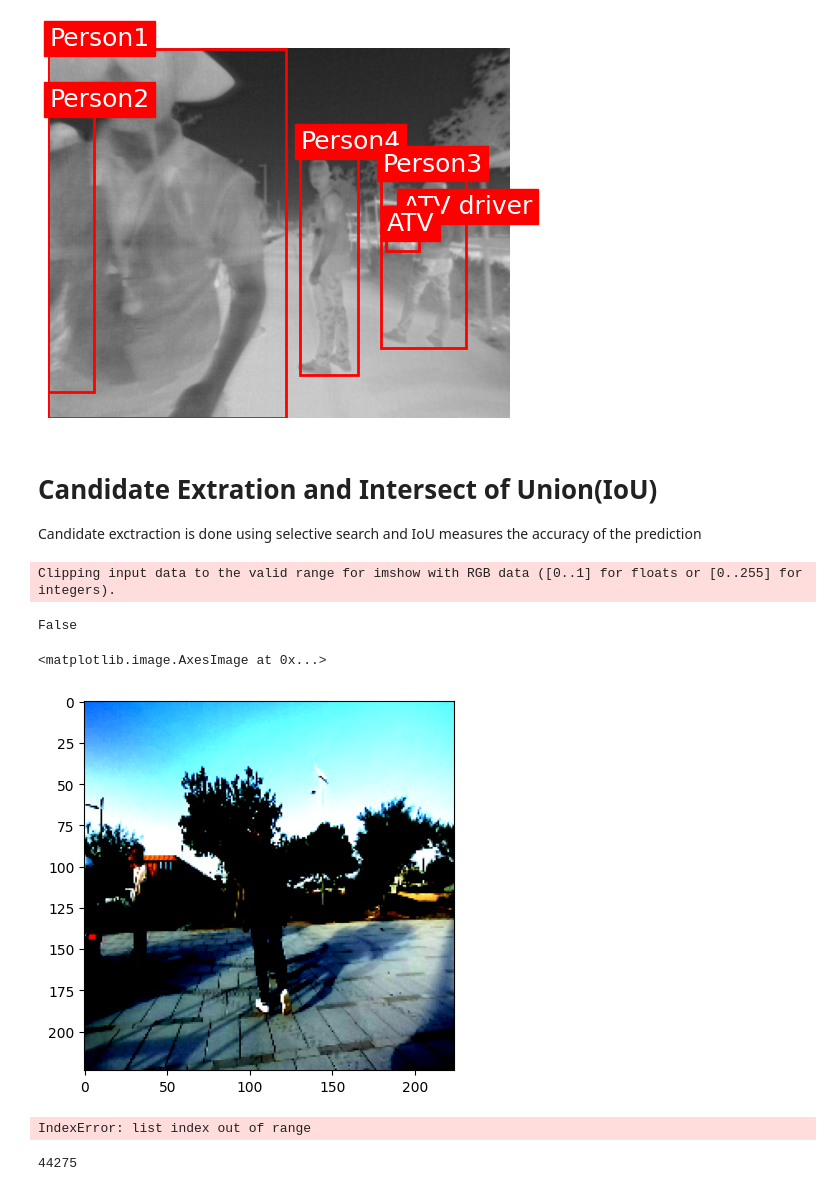
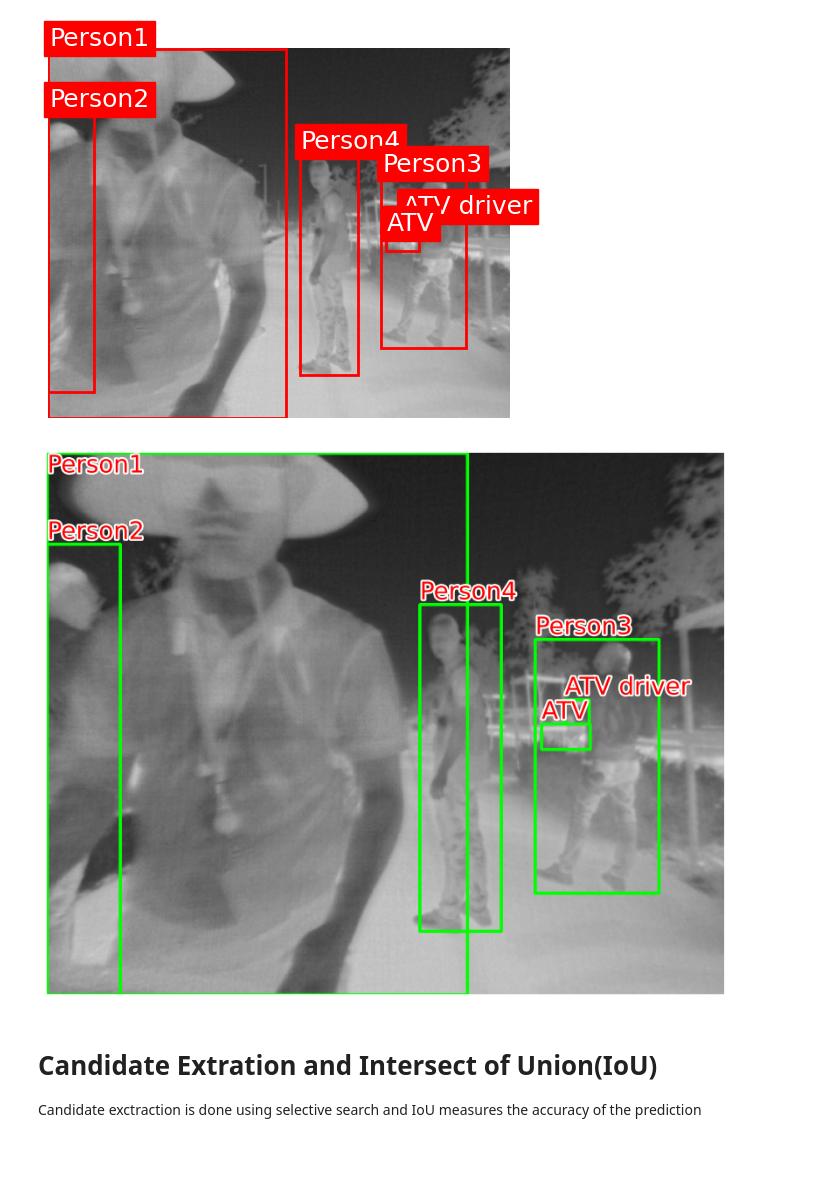
Before and after one commit to THeBest-png/IR-tracking-Challenge, a Jupyter notebook: test.ipynb, the cells around one changed output. Saved outputs shown, nothing was run; the diff lists cells and outputs as text; code cells hidden in the pictures; blank space fills up the shorter version.

```diff
--- a/test.ipynb
+++ b/test.ipynb
@@ -65,29 +102,48 @@ plt.show()
 # %%
 IMAGE_ROOT = "/home/pawan/TII_IR-Tracking/src/Daytime/IR/"
+DF_RAW = coco_data
 class OpenImages(Dataset):
     def __init__(self, df, image_folder=IMAGE_ROOT):
         self.root = image_folder
         self.df = df
-        self.unique_images = df['ImageID'].unique()
+        self.unique_images = [i['file_name'] for i in df["images"]]
+
+        self.image_ids_annotations = defaultdict(list)
+        for ann in df['annotations']:
+            image_id = ann['image_id'] # Are integers
+            self.image_ids_annotations[image_id].append(ann)
+
+        self.catergory_id_to_name = dict()
+        for ann in df['categories']:
+            self.catergory_id_to_name[ann['id']] = ann['name']
+
 
     def __len__(self): return len(self.unique_images)
 
     def __getitem__(self, ix):
         image_id = self.unique_images[ix]
-        image_path = f'{self.root}/{image_id}.jpg'
-        print(image_path)
+        image_path = f'{IMAGE_ROOT}{image_id}'
         image = cv2.imread(image_path, 1)[...,::-1] # conver BGR to RGB
-        h, w, _ = image.shape
-        df = self.df.copy()
-        df = df[df['ImageID'] == image_id]
-        boxes = df['XMin,YMin,XMax,YMax'.split(',')].values
-        boxes = (boxes * np.array([w,h,w,h])).astype(np.uint16).tolist()
-        classes = df['LabelName'].values.tolist()
+
+        image_anns = self.image_ids_annotations[ix]
+        boxes = list()
+        classes = list()
+
+        for image_ann in image_anns:
+            bbox = image_ann['bbox']
+
+            reformat = [bbox[0],bbox[1],bbox[0]+bbox[2],bbox[1]+bbox[3]]
+            reformat = list(map(int, reformat))
+            boxes.append(reformat) # Format: x, y, h, w, origin in top left corner
+            classes.append(self.catergory_id_to_name[image_ann['category_id']])
         return image, boxes, classes, image_path
 
 ds = OpenImages(df=DF_RAW)
-im, bbs, clss, _ = ds[9]
+im, bbs, clss, path = ds[1]
+
 show(im, bbs=bbs, texts=clss, sz=10, text_sz=20)
+# %% [output]
+[figure, added]
 # %% [markdown]
 # Candidate Extration and Intersect of Union(IoU)
 Candidate exctraction is done using selective search and IoU measures the accuracy of the prediction
@@ -120,28 +176,3 @@ def extract_iou(boxA, boxB, epsilon=1e-5):
     area_combined = area_a + area_b - area_overlap
     iou = area_overlap / (area_combined+epsilon)
     return iou
-# %%
-train_data_dir = '/home/pawan/TII_IR-Tracking/src/Daytime/RGB'
-data = CatsDogs(train_data_dir)
-
-im, label = data[1]
-plt.imshow(im.permute(1,2,0).cpu())
-# %% [output]
-Clipping input data to the valid range for imshow with RGB data ([0..1] for floats or [0..255] for integers).
-False
-<matplotlib.image.AxesImage at 0x...>
-[figure, removed]
-# %%
-im, label = data[200]
-plt.imshow(im.permute(1,2,0).cpu())
-print(label)
-# %% [output]
-IndexError: list index out of range
-# %%
-import json
-with open('/home/pawan/TII_IR-Tracking/src/Daytime/daytime.json') as f:
-   data = json.load(f)
-
-print(len(data["annotations"]))
-# %% [output]
-44275
```
Also changed, not shown: parts of 22 cells of this notebook.
